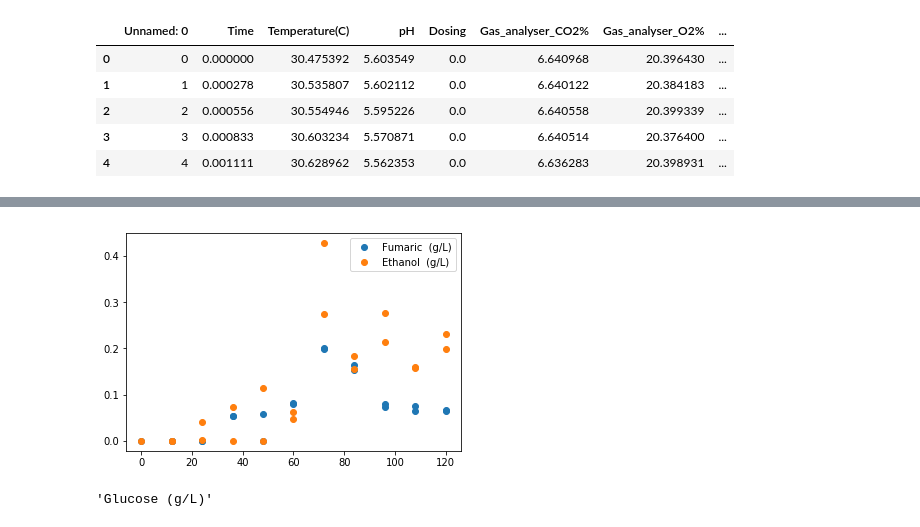
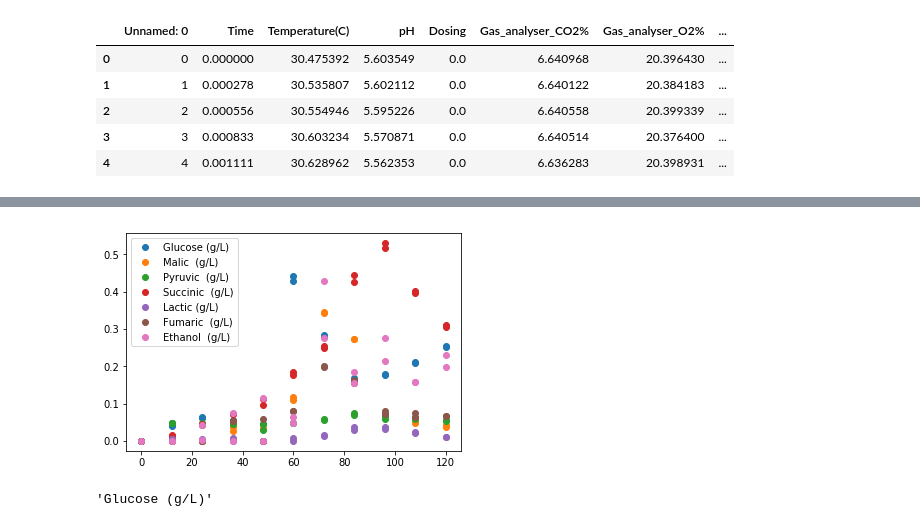
Before and after one commit to reubens9/masters_code, a Jupyter notebook: Rate_analysis_old.ipynb, the cells around one changed output, grey strips where cells are left out. Saved outputs shown, nothing was run; the diff lists cells and outputs as text; code cells hidden in the pictures.

```diff
--- a/Rate_analysis_old.ipynb
+++ b/Rate_analysis_old.ipynb
@@ -7,7 +7,7 @@ import Reactor_V1 as rf
 %matplotlib inline
 # %%
 data = pd.read_csv('Run_5P_edit.csv')
-hplc_data = pd.read_excel('Data.xlsx', sheet_name = 'Run 5P')
+hplc_data = pd.read_csv('Data1.csv')
 # %%
 data.head()
 # %% [output]
@@ -88,23 +93,24 @@ def my_dec(func):
 # %%
 xTime = hplc_data['Exp Time']
 Cg = hplc_data['Glucose (g/L)']
 Cm = hplc_data['Malic  (g/L)']
 Cp = hplc_data['Pyruvic  (g/L)']
 Cs = hplc_data['Succinic  (g/L)']
 Cl = hplc_data['Lactic (g/L)']
 Cf = hplc_data['Fumaric  (g/L)']
 Ce = hplc_data['Ethanol  (g/L)']
 
 Ci = [Cg, Cm, Cp, Cs, Cl, Cf, Ce]
 
 for i,c in enumerate(Ci):
-    if i == 6 or i == 5:
-        plt.plot(xTime, c,'o', label = c.name)
+#     if i == 6 or i == 5:
+
+    plt.plot(xTime, c,'o', label = c.name)
 
 plt.legend(loc = 'best')
 plt.show()
 # %% [output]
-[figure, old version]
+[figure, new version]
 # %%
 Ci[0].name
 # %% [output]
```
Also changed, not shown: parts of 6 cells of this notebook, 5 other files.
